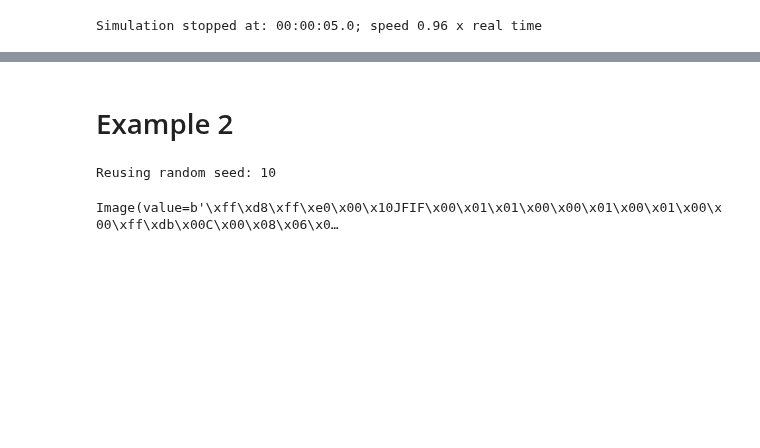
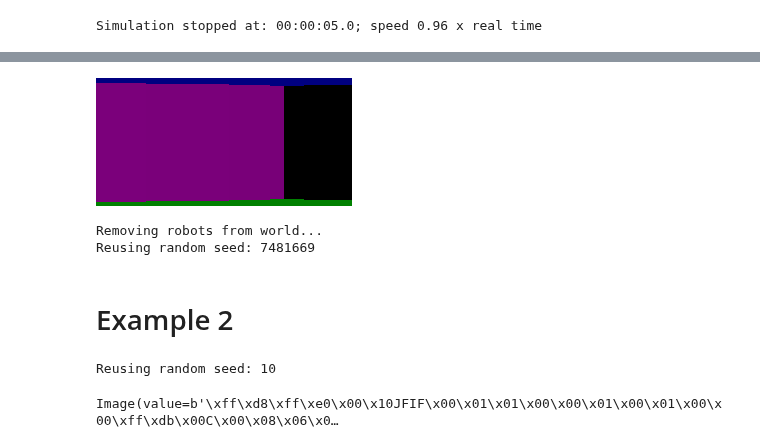
Before and after one commit to ArtificialIntelligenceToolkit/jyrobot, a Jupyter notebook: examples/JyrobotTest.ipynb, the cells around one changed output, grey strips where cells are left out. Cells and saved outputs as stored; diff of their text form; code cells hidden in the pictures; blank space fills up the shorter version.

```diff
--- a/examples/JyrobotTest.ipynb
+++ b/examples/JyrobotTest.ipynb
@@ -93,3 +92,12 @@ Simulation stopped at: 00:10:05.0; speed 60.52 x real time
+# %%
+recorder.world["blue"]["camera"].take_picture()
+# %% [output]
+[figure, added]
+# %%
+world.reset()
+# %% [output]
+Removing robots from world...
+Reusing random seed: 7481669
 # %% [markdown]
 # Example 2
 # %%
```
Also changed, not shown: parts of 12 cells of this notebook, 3 other files.
